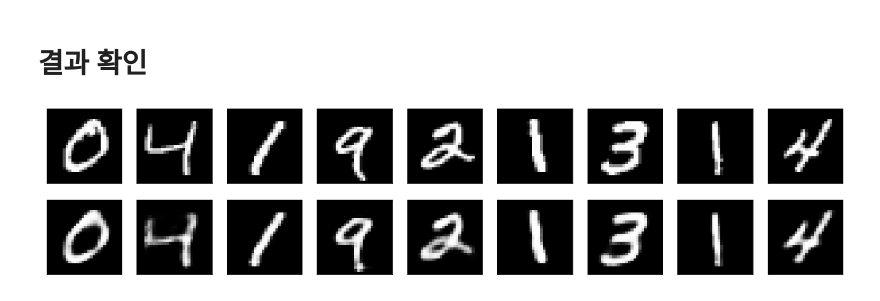
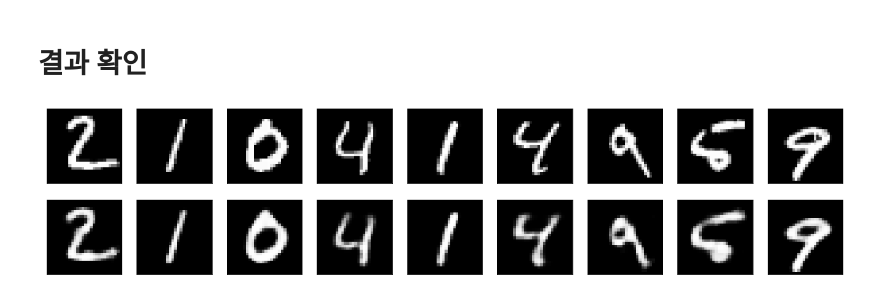
Before and after one commit to dhrim/opensw_camp_2020, a Jupyter notebook: material/deep_learning/autoencoder.ipynb, the cells around one changed output. Drawn from its saved outputs; the diff is of its cells as text; code cells hidden in the pictures.

```diff
--- a/material/deep_learning/autoencoder.ipynb
+++ b/material/deep_learning/autoencoder.ipynb
@@ -16,7 +16,7 @@ from tensorflow.keras.models import Sequential
 # 데이터 로딩
 # %%
 # MNIST 로딩 (라벨은 필요없기 때문에 버림)
-(x_train, _), (_, _) = mnist.load_data()
+(x_train, _), (x_test, _) = mnist.load_data()
 # %% [output]
 Downloading data from https://storage.googleapis.com/tensorflow/tf-keras-datasets/mnist.npz
 11493376/11490434 [==============================] - 0s 0us/step
@@ -25,10 +25,12 @@ Downloading data from https://storage.googleapis.com/tensorflow/tf-keras-dataset
 # %%
 # 데이터 정규화
 x_train = x_train.astype('float32') / 255.
+x_test = x_test.astype('float32') / 255.
 # %% [markdown]
 # Flattening
 # %%
 x_train = np.reshape(x_train, (len(x_train), 784))
+x_test = np.reshape(x_test, (len(x_test), 784))
 # %% [markdown]
 # 영상 보기
 # %%
@@ -85,25 +87,25 @@ Epoch 100/100
 # %% [markdown]
 # 결과 확인
 # %%
-reconstruted = model.predict(x_train)
+reconstruted = model.predict(x_test)
 
 n = 10
 plt.figure(figsize=(20, 6))
 for i in range(1,n):
     # 원본 표시
     ax = plt.subplot(3, n, i)
-    plt.imshow(x_train[i].reshape(28, 28))
+    plt.imshow(x_test[i].reshape(28, 28))
     plt.gray()
     ax.get_xaxis().set_visible(False)
     ax.get_yaxis().set_visible(False)
 
 
     # 출력된 것
     ax = plt.subplot(3, n, i + n)
     plt.imshow(reconstruted[i].reshape(28, 28))
     plt.gray()
     ax.get_xaxis().set_visible(False)
     ax.get_yaxis().set_visible(False)
 plt.show()
 # %% [output]
-[figure, old version]
+[figure, new version]
```
Also changed, not shown: parts of 1 cell of this notebook.
